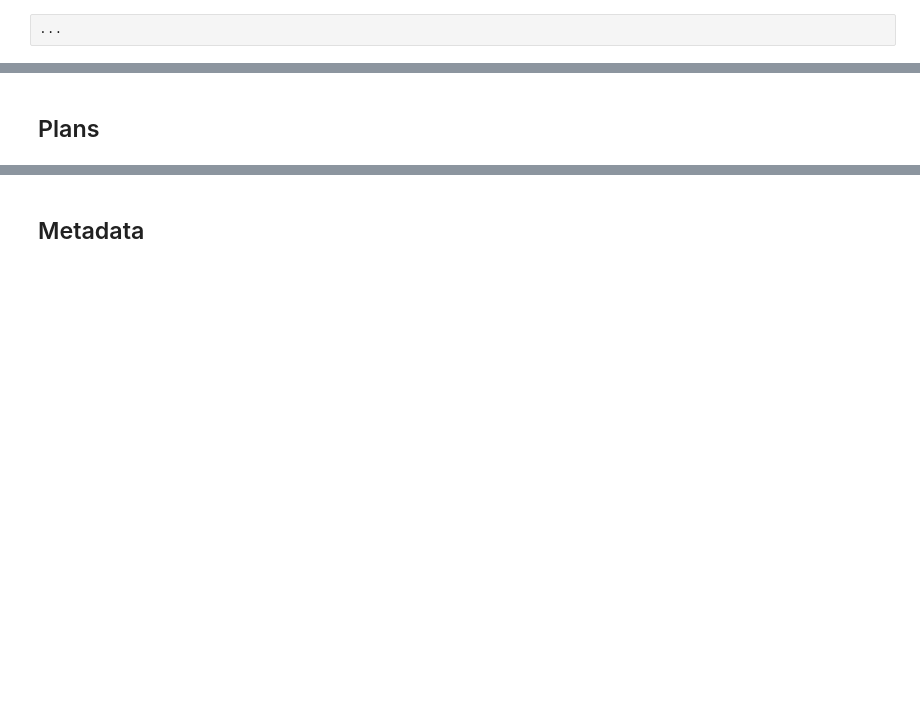
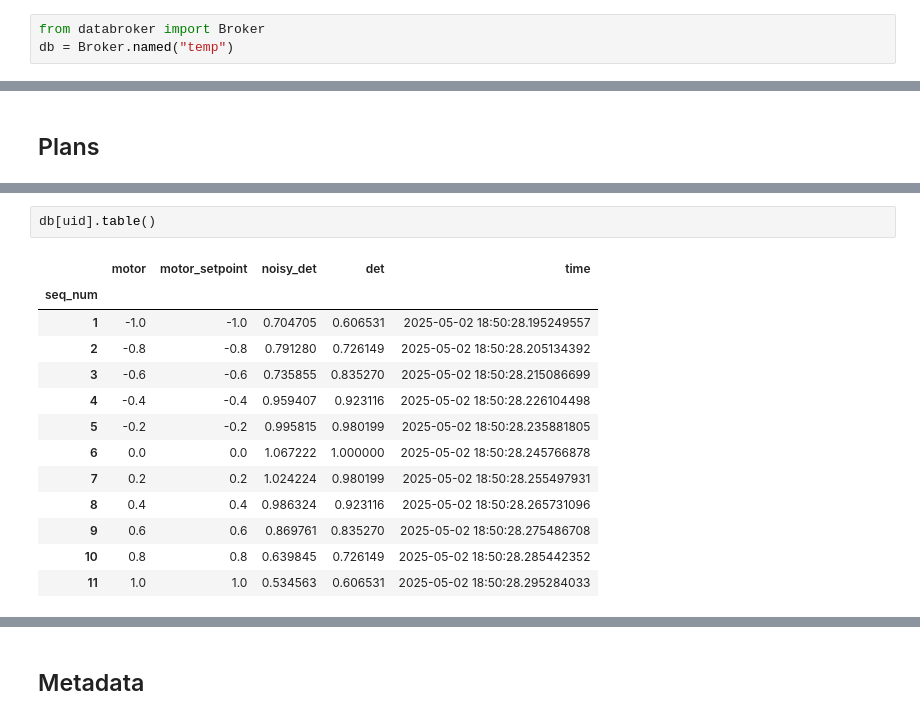
Before and after one commit to NSLS2/bluesky-training-2025-2, a Jupyter notebook: Week4/Week4-Basics-of-Bluesky.ipynb, the cells around one changed output, grey strips where cells are left out. Cells and saved outputs as stored; diff of their text form; blank space fills up the shorter version.

```diff
--- a/Week4/Week4-Basics-of-Bluesky.ipynb
+++ b/Week4/Week4-Basics-of-Bluesky.ipynb
@@ -9,5 +11,6 @@ Ellipsis
 # %% [markdown]
 ## Subscriptions
 # %%
-...
+from databroker import Broker
+db = Broker.named("temp")
 # %% [output]
@@ -20,0 +84,16 @@ Ellipsis
+# %%
+db[uid].table()
+# %% [output]
+|  | motor | motor_setpoint | noisy_det | det | time |
+| seq_num |  |  |  |  |  |
+| 1 | -1.0 | -1.0 | 0.704705 | 0.606531 | 2025-05-02 18:50:28.195249557 |
+| 2 | -0.8 | -0.8 | 0.791280 | 0.726149 | 2025-05-02 18:50:28.205134392 |
+| 3 | -0.6 | -0.6 | 0.735855 | 0.835270 | 2025-05-02 18:50:28.215086699 |
+| 4 | -0.4 | -0.4 | 0.959407 | 0.923116 | 2025-05-02 18:50:28.226104498 |
+| 5 | -0.2 | -0.2 | 0.995815 | 0.980199 | 2025-05-02 18:50:28.235881805 |
+| 6 | 0.0 | 0.0 | 1.067222 | 1.000000 | 2025-05-02 18:50:28.245766878 |
+| 7 | 0.2 | 0.2 | 1.024224 | 0.980199 | 2025-05-02 18:50:28.255497931 |
+| 8 | 0.4 | 0.4 | 0.986324 | 0.923116 | 2025-05-02 18:50:28.265731096 |
+| 9 | 0.6 | 0.6 | 0.869761 | 0.835270 | 2025-05-02 18:50:28.275486708 |
+| 10 | 0.8 | 0.8 | 0.639845 | 0.726149 | 2025-05-02 18:50:28.285442352 |
+| 11 | 1.0 | 1.0 | 0.534563 | 0.606531 | 2025-05-02 18:50:28.295284033 |
```
Also changed, not shown: parts of 31 cells of this notebook.
